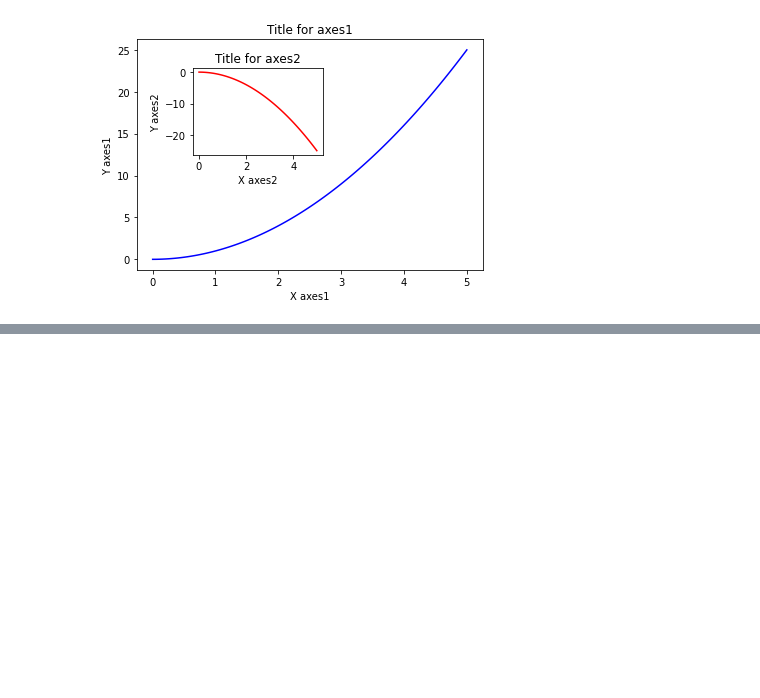
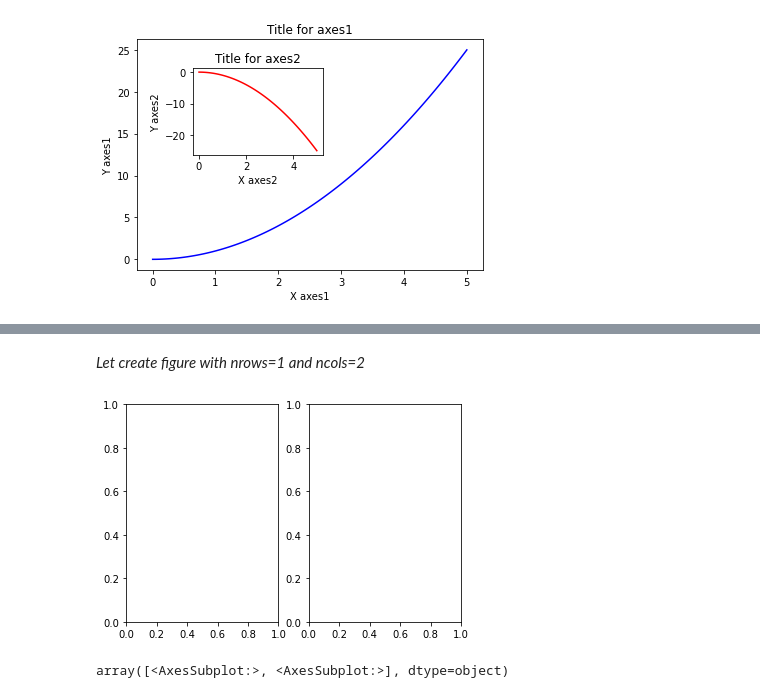
Before and after one commit to Minhluu2911/BASIC_Machine_Learning_2_months, a Jupyter notebook: 01_Get_Familiar_with_Numpy_Pandas_Matplotlib_Seaborn/03_Matplotlib.ipynb, the cells around one changed output, grey strips where cells are left out. Drawn from its saved outputs; the diff is of its cells as text; code cells hidden in the pictures; blank space fills up the shorter version.

```diff
--- a/01_Get_Familiar_with_Numpy_Pandas_Matplotlib_Seaborn/03_Matplotlib.ipynb
+++ b/01_Get_Familiar_with_Numpy_Pandas_Matplotlib_Seaborn/03_Matplotlib.ipynb
@@ -136,0 +152,12 @@ Text(0.5, 1.0, 'Title for axes2')
+# %% [markdown]
+*Let create figure with nrows=1 and ncols=2*
+# %%
+# you can specific number of rows and columns
+fig, axes = plt.subplots(nrows = 1, ncols = 2) # it return the empty
+# %% [output]
+[figure, added]
+# %%
+# Axes is an array of axes to plot on
+axes
+# %% [output]
+array([<AxesSubplot:>, <AxesSubplot:>], dtype=object)
```
Also changed, not shown: parts of 12 cells of this notebook.
